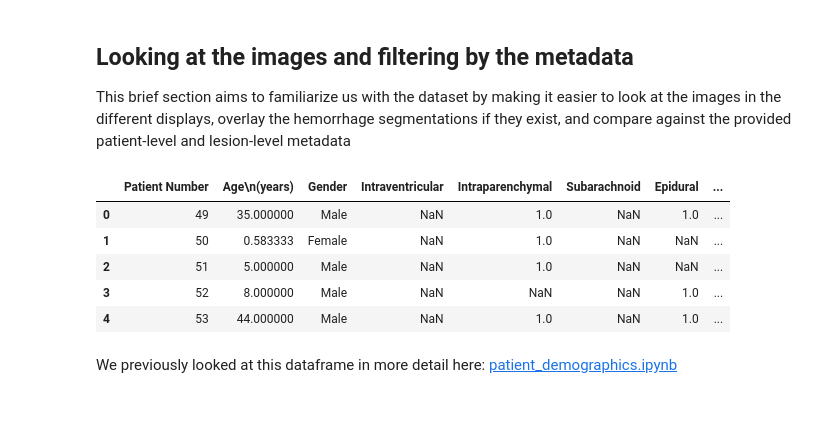
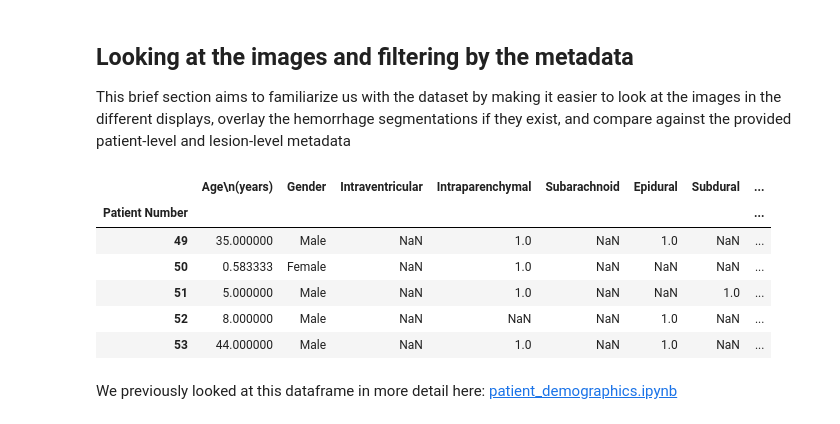
Before and after one commit to brandonjnelsonFDA/PedSilicoICH, a Jupyter notebook: notebooks/basic_eda.ipynb, the cells around one changed output. Drawn from its saved outputs; the diff is of its cells as text; code cells hidden in the pictures.

```diff
--- a/notebooks/basic_eda.ipynb
+++ b/notebooks/basic_eda.ipynb
@@ -64,17 +64,18 @@ This brief section aims to familiarize us with the dataset by making it easier t
 # %%
 import pandas as pd
 from pathlib import Path
 
 base_dir = Path('/gpfs_projects/common_data/CT_intracranial_hemorrhage')
-patients_df = pd.read_csv(base_dir / 'patient_demographics.csv')
+patients_df = pd.read_csv(base_dir / 'patient_demographics.csv', index_col=0)
 patients_df.head()
 # %% [output]
-|  | Patient Number | Age\n(years) | Gender | Intraventricular | Intraparenchymal | Subarachnoid | Epidural | ... |
-| 0 | 49 | 35.000000 | Male | NaN | 1.0 | NaN | 1.0 | ... |
-| 1 | 50 | 0.583333 | Female | NaN | 1.0 | NaN | NaN | ... |
-| 2 | 51 | 5.000000 | Male | NaN | 1.0 | NaN | NaN | ... |
-| 3 | 52 | 8.000000 | Male | NaN | NaN | NaN | 1.0 | ... |
-| 4 | 53 | 44.000000 | Male | NaN | 1.0 | NaN | 1.0 | ... |
+|  | Age\n(years) | Gender | Intraventricular | Intraparenchymal | Subarachnoid | Epidural | Subdural | ... |
+| Patient Number |  |  |  |  |  |  |  | ... |
+| 49 | 35.000000 | Male | NaN | 1.0 | NaN | 1.0 | NaN | ... |
+| 50 | 0.583333 | Female | NaN | 1.0 | NaN | NaN | NaN | ... |
+| 51 | 5.000000 | Male | NaN | 1.0 | NaN | NaN | 1.0 | ... |
+| 52 | 8.000000 | Male | NaN | NaN | NaN | 1.0 | NaN | ... |
+| 53 | 44.000000 | Male | NaN | 1.0 | NaN | 1.0 | NaN | ... |
 # %% [markdown]
 We previously looked at this dataframe in more detail here: [patient_demographics.ipynb](patient_demographics.ipynb)
 # %%
```
Also changed, not shown: parts of 27 cells of this notebook.
